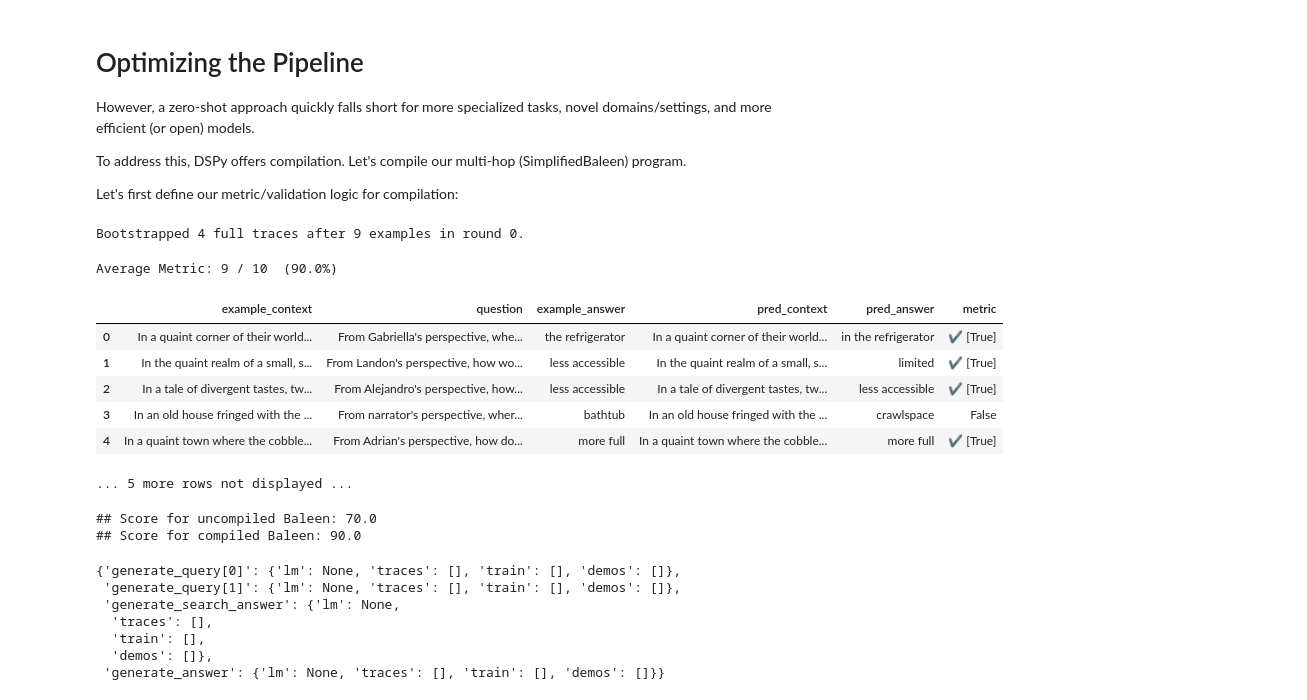
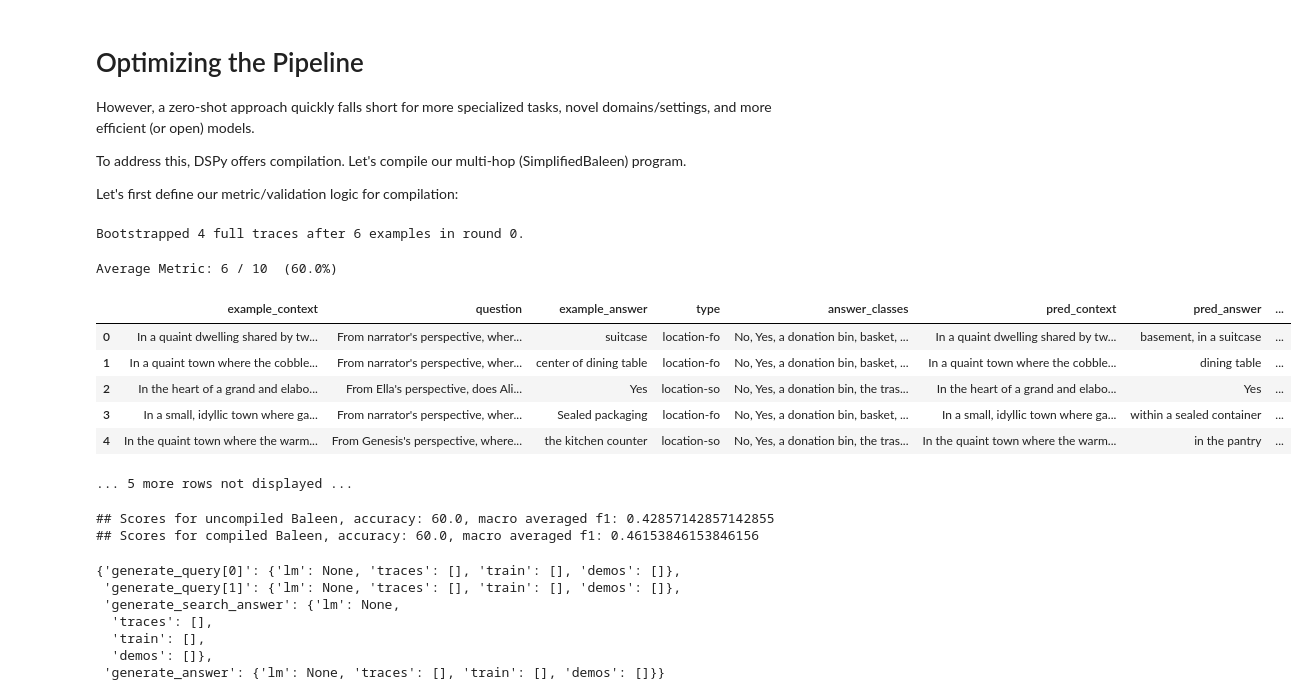
Before and after one commit to plastic-labs/dspy-opentom, a Jupyter notebook: dspy.ipynb, the cells around one changed output. Saved outputs shown, nothing was run; the diff lists cells and outputs as text; code cells hidden in the pictures.

Commit message:
jacob's changes for the metric

```diff
--- a/dspy.ipynb
+++ b/dspy.ipynb
@@ -81,7 +85,11 @@ for index, row in df.iterrows():
     context = row['long_narrative']
     question = row['question']['question']
     answer = row['question']['answer']
-    dataset.append(dspy.Example(context=context, question=question, answer=answer).with_inputs("context", "question"))
+
+    type = row['question']['type']
+    answer_classes = ", ".join(unique_answers_by_type[type])
+
+    dataset.append(dspy.Example(context=context, question=question, answer=answer, type=type, answer_classes=answer_classes).with_inputs("context", "question"))
 # %%
 # create train test split
 random.shuffle(dataset)
@@ -225,7 +256,9 @@ class CheckAnswerContained(dspy.Signature):
     """Check if the answer is contained in the prediction"""
     question = dspy.InputField()
     pred_answer = dspy.InputField()
+    answer_classes = dspy.InputField(desc="The set of possible classes that predicted answers can be mapped to for classification. The actual answer is already one of these classes.")
     actual_answer = dspy.InputField()
+    pred_answer_class = dspy.OutputField(desc="The answer class from answer_classes that best reflects pred_answer")
     is_correct = dspy.OutputField(desc="whether the predicted answer is sufficiently correct given the question and actual answer. Yes or No")
 
 def metric(example, pred, trace=None):
@@ -234,47 +267,72 @@ def metric(example, pred, trace=None):
     pred_answer = pred.answer
     actual_answer = example.answer
     question = example.question
+    answer_classes = example.answer_classes
+    type = example.type
 
     with dspy.context(lm=turbo):
         check_response = dspy.Predict(CheckAnswerContained)(
             question=question,
             pred_answer=pred_answer,
-            actual_answer=actual_answer
+            answer_classes=answer_classes,
+            actual_answer=actual_answer,
         )
 
     is_correct = check_response.is_correct.lower() == 'yes'
+    pred_answer_class = check_response.pred_answer_class
+
+    # store positive/negative results by class so we can calculate the f1 scores later
+    if is_correct:
+        true_positives[f"{type}_{pred_answer_class}"] += 1
+    else:
+        false_positives[f"{type}_{pred_answer_class}"] += 1
+        false_negatives[f"{type}_{actual_answer}"] += 1
 
     return is_correct
 # %%
 from dspy.teleprompt import BootstrapFewShot
 
+# Jacob: probably want to try using GPT-4 as a teacher here
+# as well as all of the different dspy optmizer types
 optimizer = BootstrapFewShot(metric=metric, max_rounds=1)
-compiled_baleen = optimizer.compile(SimplifiedBaleen(), trainset=train[:50])
+compiled_baleen = optimizer.compile(SimplifiedBaleen(), trainset=train[:25])
 # %% [output]
-Bootstrapped 4 full traces after 9 examples in round 0.
+Bootstrapped 4 full traces after 6 examples in round 0.
 # %%
 from dspy.evaluate.evaluate import Evaluate
 
 # Set up the `evaluate_on_hotpotqa` function. We'll use this many times below.
 evaluate_on_opentom = Evaluate(devset=test[:10], num_threads=1, display_progress=True, display_table=5)
 
+# clear answer storage
+true_positives.clear()
+false_positives.clear()
+false_negatives.clear()
+
 uncompiled_baleen_retrieval_score = evaluate_on_opentom(uncompiled_baleen, metric=metric, display=False)
+uncompiled_baleen_retrieval_macro_averaged_f1_score, f1_scores = f1_score(true_positives, false_positives, false_negatives)
+
+# clear answer storage
+true_positives.clear()
+false_positives.clear()
+false_negatives.clear()
 
 compiled_baleen_retrieval_score = evaluate_on_opentom(compiled_baleen, metric=metric)
+compiled_baleen_retrieval_macro_averaged_f1_score, f1_scores = f1_score(true_positives, false_positives, false_negatives)
 
-print(f"## Score for uncompiled Baleen: {uncompiled_baleen_retrieval_score}")
-print(f"## Score for compiled Baleen: {compiled_baleen_retrieval_score}")
+print(f"## Scores for uncompiled Baleen, accuracy: {uncompiled_baleen_retrieval_score}, macro averaged f1: {uncompiled_baleen_retrieval_macro_averaged_f1_score}")
+print(f"## Scores for compiled Baleen, accuracy: {compiled_baleen_retrieval_score}, macro averaged f1: {compiled_baleen_retrieval_macro_averaged_f1_score}")
 # %% [output]
-Average Metric: 9 / 10  (90.0%)
+Average Metric: 6 / 10  (60.0%)
-|  | example_context | question | example_answer | pred_context | pred_answer | metric |
-| 0 | In a quaint corner of their world... | From Gabriella's perspective, whe... | the refrigerator | In a quaint corner of their world... | in the refrigerator | ✔️ [True] |
-| 1 | In the quaint realm of a small, s... | From Landon's perspective, how wo... | less accessible | In the quaint realm of a small, s... | limited | ✔️ [True] |
-| 2 | In a tale of divergent tastes, tw... | From Alejandro's perspective, how... | less accessible | In a tale of divergent tastes, tw... | less accessible | ✔️ [True] |
-| 3 | In an old house fringed with the ... | From narrator's perspective, wher... | bathtub | In an old house fringed with the ... | crawlspace | False |
-| 4 | In a quaint town where the cobble... | From Adrian's perspective, how do... | more full | In a quaint town where the cobble... | more full | ✔️ [True] |
+|  | example_context | question | example_answer | type | answer_classes | pred_context | pred_answer | ... |
+| 0 | In a quaint dwelling shared by tw... | From narrator's perspective, wher... | suitcase | location-fo | No, Yes, a donation bin, basket, ... | In a quaint dwelling shared by tw... | basement, in a suitcase | ... |
+| 1 | In a quaint town where the cobble... | From narrator's perspective, wher... | center of dining table | location-fo | No, Yes, a donation bin, basket, ... | In a quaint town where the cobble... | dining table | ... |
+| 2 | In the heart of a grand and elabo... | From Ella's perspective, does Ali... | Yes | location-so | No, Yes, a donation bin, the tras... | In the heart of a grand and elabo... | Yes | ... |
+| 3 | In a small, idyllic town where ga... | From narrator's perspective, wher... | Sealed packaging | location-fo | No, Yes, a donation bin, basket, ... | In a small, idyllic town where ga... | within a sealed container | ... |
+| 4 | In the quaint town where the warm... | From Genesis's perspective, where... | the kitchen counter | location-so | No, Yes, a donation bin, the tras... | In the quaint town where the warm... | in the pantry | ... |
 ... 5 more rows not displayed ...
-## Score for uncompiled Baleen: 70.0
-## Score for compiled Baleen: 90.0
+## Scores for uncompiled Baleen, accuracy: 60.0, macro averaged f1: 0.42857142857142855
+## Scores for compiled Baleen, accuracy: 60.0, macro averaged f1: 0.46153846153846156
 # %%
 uncompiled_baleen.dump_state()
 # %% [output]
```
Also changed, not shown: parts of 3 cells of this notebook.
